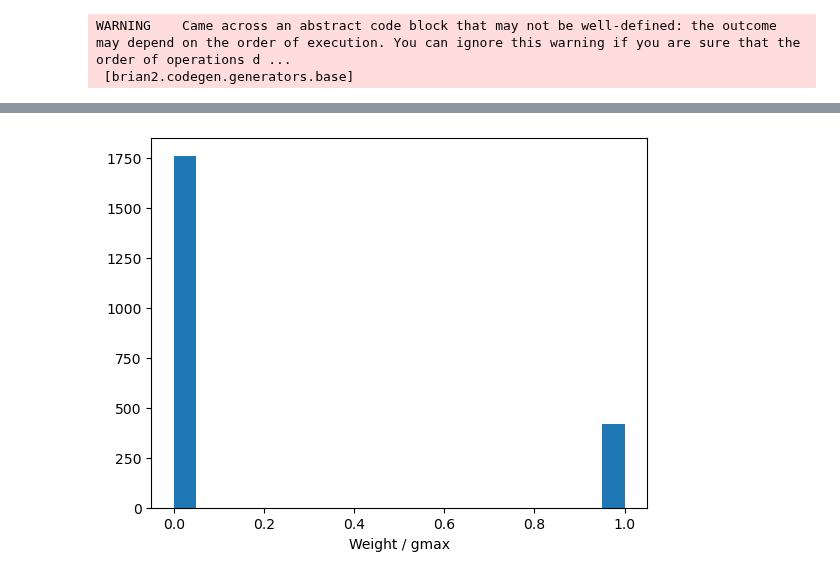
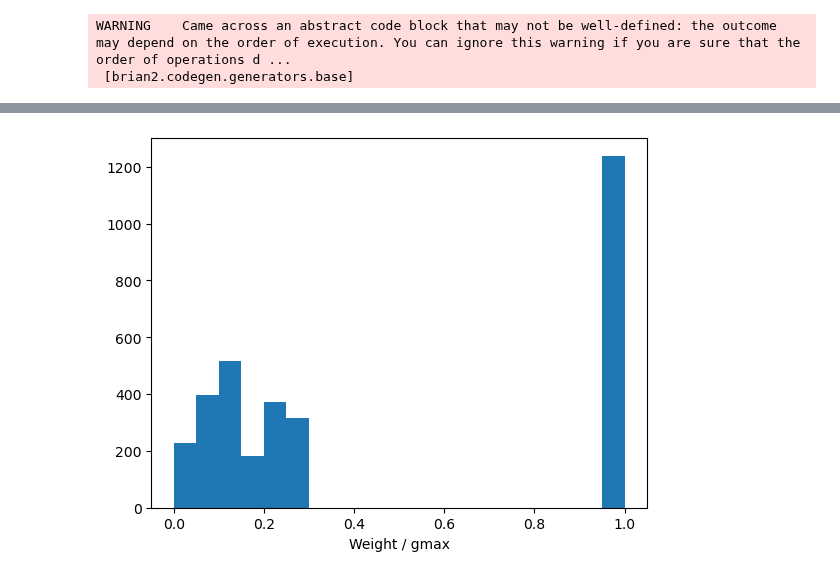
Before and after one commit to ch3rryblossom/sudoku-network, a Jupyter notebook: tri_with_exc_stdp.ipynb, the cells around one changed output, grey strips where cells are left out. Cells and saved outputs as stored; diff of their text form; code cells hidden in the pictures.

```diff
--- a/tri_with_exc_stdp.ipynb
+++ b/tri_with_exc_stdp.ipynb
@@ -7,7 +7,7 @@ from brian2 import *
 %matplotlib inline
 # %%
 # Constants
-tau = 20*ms
+tau = 30*ms
 I = 1.1/ms
 gamma = 1/ms
 
@@ -29,15 +29,16 @@ dv/dt = ((I/gamma) - v)/tau : 1
 # %%
 start_scope()
 
-n = 90
+n_i = 90 # 3 groups of n_i/3
+n_e = 60
 
 seed(21)
 
-G1 = NeuronGroup(n, eqs2, threshold='v>1', reset='v = 0', method='exact')
-G2 = NeuronGroup(n/3, eqs2, threshold='v>1', reset='v = 0', method='exact')
+G1 = NeuronGroup(n_i, eqs2, threshold='v>1', reset='v = 0', method='exact')
+G2 = NeuronGroup(n_e, eqs2, threshold='v>1', reset='v = 0', method='exact')
 
-group1init = randint(0, 9, size=n)/10
-group2init = randint(0, 9, size=n//3)/10
+group1init = randint(0, 10, size=n_i)/10
+group2init = randint(0, 10, size=n_e)/10
 
 G1.v = group1init
 G2.v = group2init
@@ -64,11 +65,11 @@ imshow(matrix, origin='lower');
 # %% [output]
 [figure]
 # %%
-inh = 0.02
-exc = 0.01
+inh = 0.005
+exc = 0.005
 
-p = 0.8
-exc_matrix = choice(2, (30, 90), p=[1-p, p])
+p = 0.6
+exc_matrix = choice(2, (n_e, n_i), p=[1-p, p])
 
 si, ti = matrix.nonzero()
 se, te = exc_matrix.nonzero()
@@ -86,6 +87,17 @@ tau_stdp = 200*ms
 
 gmax = 1.0
 
+# I1 = Synapses(G1, G1,
+#               '''w : 1
+#               dApre/dt = -Apre/tau_stdp : 1 (event-driven)
+#               dApost/dt = -Apost/tau_stdp : 1 (event-driven)
+#               ''',
+#               on_pre='''Apre += 0.4
+#               w = clip(w + Apost, 0, gmax)
+#               v = out * (1-exp(-(tp * log(1/(1 - g*(v_post - inh*w)/curr)))/tp))''',
+#               on_post='''Apost -= 0.4
+#               w = clip(w + Apre, 0, gmax)
+#               ''')
 
 I1 = Synapses(G1, G1, on_pre='v = out * (1-exp(-(tp * log(1/(1 - g*(v_post - inh)/curr)))/tp))')
 
@@ -108,4 +120,6 @@ E1.connect(i=se, j=te)
 
 M1 = StateMonitor(G1, 'v', record=True)
 Sp1 = SpikeMonitor(G1)
+Wmon = StateMonitor(E1, 'w', record=True)
+E1.w = 'rand() * gmax'
 # %%
@@ -124,5 +151,5 @@ show()
 # %%
-hist(E1.w / gmax, 20)
+hist(Wmon.w[:,29000], 20)
 xlabel('Weight / gmax');
 # %% [output]
-[figure, old version]
+[figure, new version]
```
Also changed, not shown: parts of 5 cells of this notebook, 5 other files.
